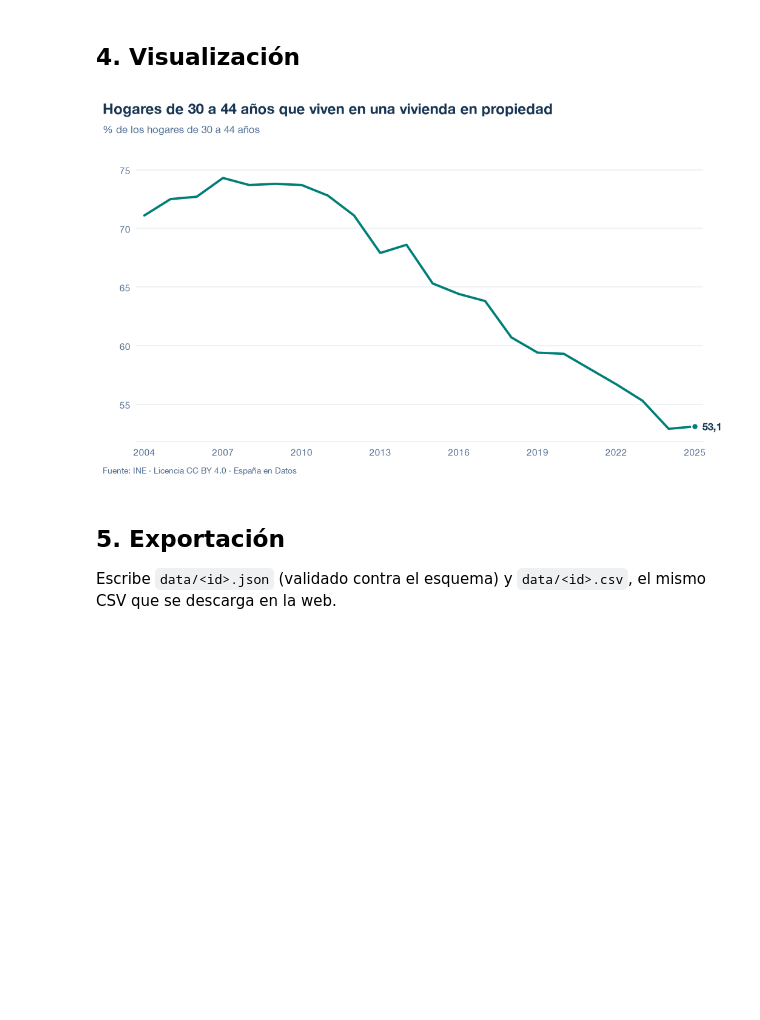
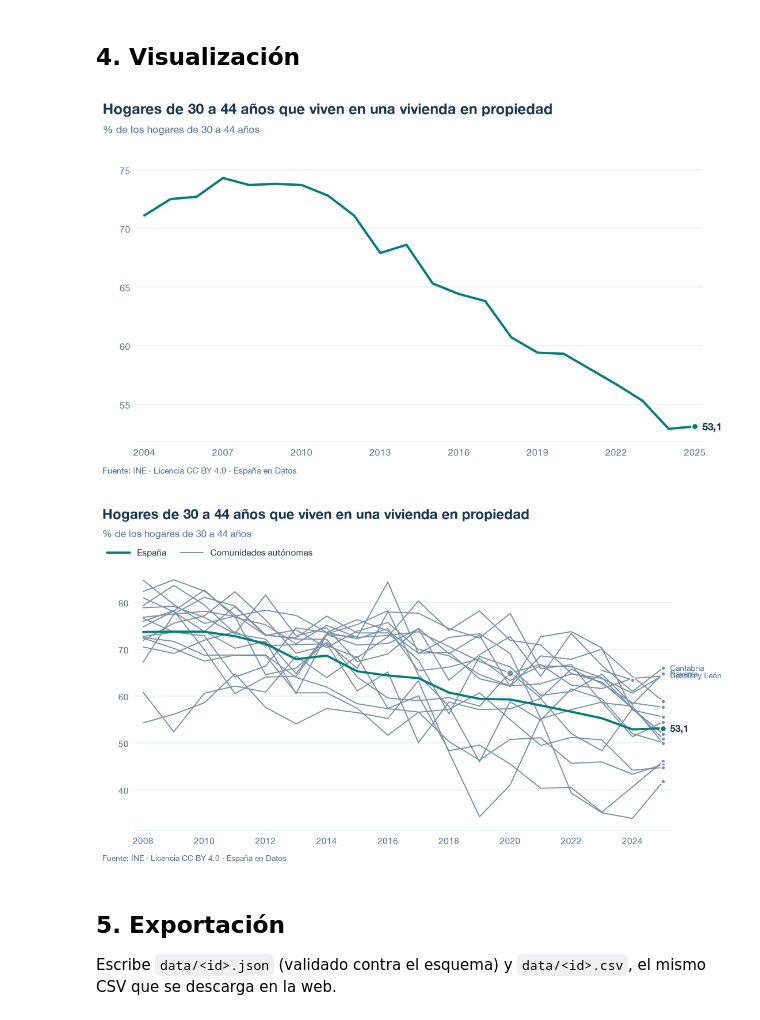
Before and after one commit to renatospc/espana-en-datos, a Jupyter notebook: temas/vivienda/notebooks/hogares-30-44-propiedad.ipynb, the cells around one changed output. Saved outputs shown, nothing was run; the diff lists cells and outputs as text; code cells hidden in the pictures; blank space fills up the shorter version.

```diff
--- a/temas/vivienda/notebooks/hogares-30-44-propiedad.ipynb
+++ b/temas/vivienda/notebooks/hogares-30-44-propiedad.ipynb
@@ -12,6 +12,7 @@ EJE_MAX = None  # `eje_max` de la gráfica en config.json; None = el que piden l
 UNIDAD = "% de los hogares de 30 a 44 años"  # unidad del indicador
 CSV_FORMATO = "es"  # CSV: "es" (separador ; y coma decimal, Excel en español) o "int" (, y punto)
 CSV_DECIMALES = 2  # decimales del CSV (el JSON guarda el valor completo)
+MUESTRA_MINIMA = 50  # vista por comunidades: hogares de 30 a 44 años en la muestra para dar el dato
 DIR_SALIDA = None  # solo tests; None = temas/<SLUG>/data/
 # %% [markdown]
 ## 1. Contexto
@@ -43,9 +48,13 @@ sys.path.insert(0, str(RAIZ))
 import pandas as pd
 
 from lib import estilos
-from lib.writer import construir_grafica_data, write_grafica_data
+from lib.writer import construir_grafica_data, construir_vista_ccaa, write_grafica_data
 
-from lib import ine
+from datetime import date
+
+from lib import ecv, ine
+from lib.ccaa import NOMBRES_CCAA
+from lib.tipos import FuenteMeta
 
 
 def descargar():
@@ -53,7 +62,24 @@ def descargar():
     return ine.get({"ECV2500": "espana"}, desde=DESDE)
 
 
+def descargar_ccaa():
+    """Hogares de 30 a 44 años en propiedad por comunidad, un año tras otro, calculados con los microdatos de la
+    ECV (`lib/ecv.py`). Se para en el primer año que el INE aún no ha publicado."""
+    filas, fuente = [], None
+    for anio in range(ecv.PRIMER_ANIO, date.today().year + 1):
+        try:
+            ficheros, fuente_anio = ecv.get(anio)
+        except ecv.EcvError:
+            if anio < date.today().year - 1:
+                raise  # un año que ya debería estar publicado
+            break
+        fuente = fuente or fuente_anio
+        filas.append(ecv.propiedad_por_edad(ficheros, 30, 44).reset_index().assign(periodo=anio))
+    return pd.concat(filas, ignore_index=True), fuente
+
+
 df, fuentes = descargar()
+ccaa, fuente_ecv = descargar_ccaa()
 # %% [markdown]
 ## 3. Transformación
 
@@ -69,12 +188,14 @@ NOTAS = [
 # %%
 datos = construir_grafica_data(
     df, fuentes, id=GRAFICA_ID, tipo=TIPO, unidad=UNIDAD, notas=NOTAS,
-    generado_por=f"temas/{SLUG}/notebooks/{GRAFICA_ID}.ipynb", desde=DESDE,
+    generado_por=f"temas/{SLUG}/notebooks/{GRAFICA_ID}.ipynb", desde=DESDE, ccaa=vista_ccaa,
 )
 fig = estilos.figura(datos, titulo=TITULO, vista=VISTA, eje_max=EJE_MAX)
 estilos.mostrar(fig)
+estilos.mostrar(estilos.figura_ccaa(datos, titulo=TITULO))
 # %% [output]
 [figure]
+[figure, added]
 # %% [markdown]
 ## 5. Exportación
 
```
Also changed, not shown: parts of 5 cells of this notebook, 29 other files.
